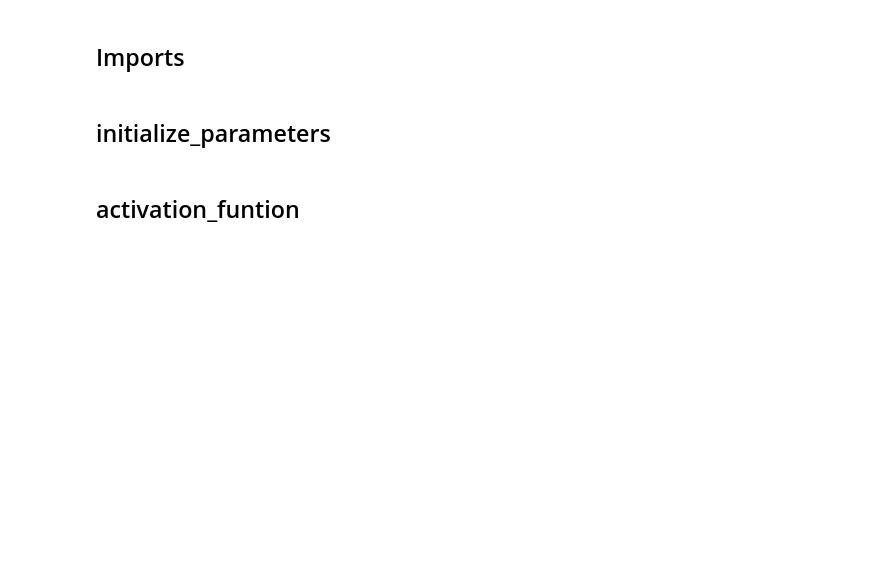
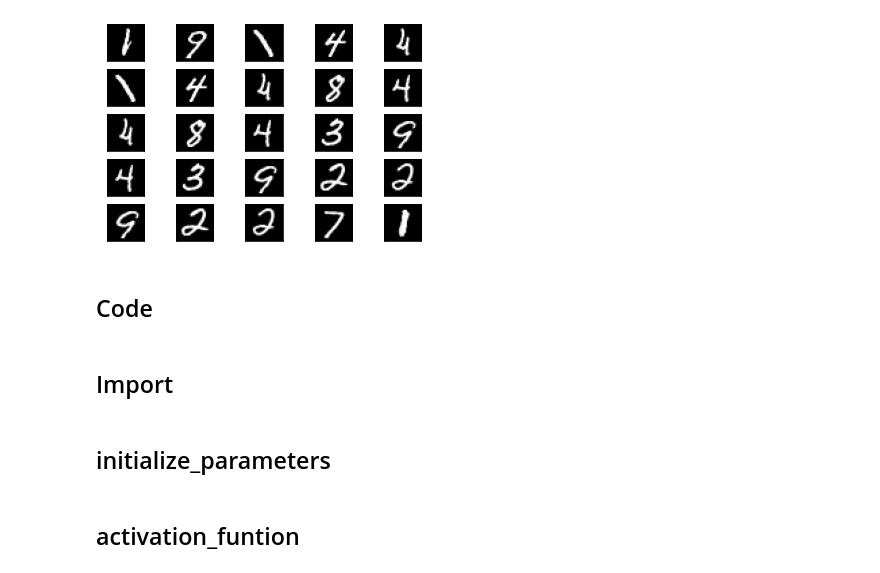
Before and after one commit to RWaiti/pyNN, a Jupyter notebook: pyNN.ipynb, the cells around one changed output. Cells and saved outputs as stored; diff of their text form; code cells hidden in the pictures; blank space fills up the shorter version.

```diff
--- a/pyNN.ipynb
+++ b/pyNN.ipynb
@@ -0,0 +1,17 @@
+# %%
+import numpy as np
+from tensorflow import keras
+import matplotlib.pyplot as plt
+(x_train, y_train), (x_test, y_test) = keras.datasets.mnist.load_data()
+# %%
+side = 5
+start = np.random.random_integers(low=0, high=x_train.shape[0], size=(1,))[0]
+fig, ax = plt.subplots(side, side)
+for a in range(side):
+    for b in range(side):
+        ax[a, b].axes.xaxis.set_visible(False)
+        ax[a, b].axes.yaxis.set_visible(False)
+        ax[a, b].imshow(x_train[2 * a + b + start, :, :], cmap='gray')
+plt.show()
+# %% [output]
+[figure, added]
@@ -1,5 +24,7 @@
 # %% [markdown]
-## Imports
+## Code
+# %% [markdown]
+## Import
 # %%
 import numpy as np
 # %% [markdown]
```
Also changed, not shown: parts of 6 cells of this notebook.
